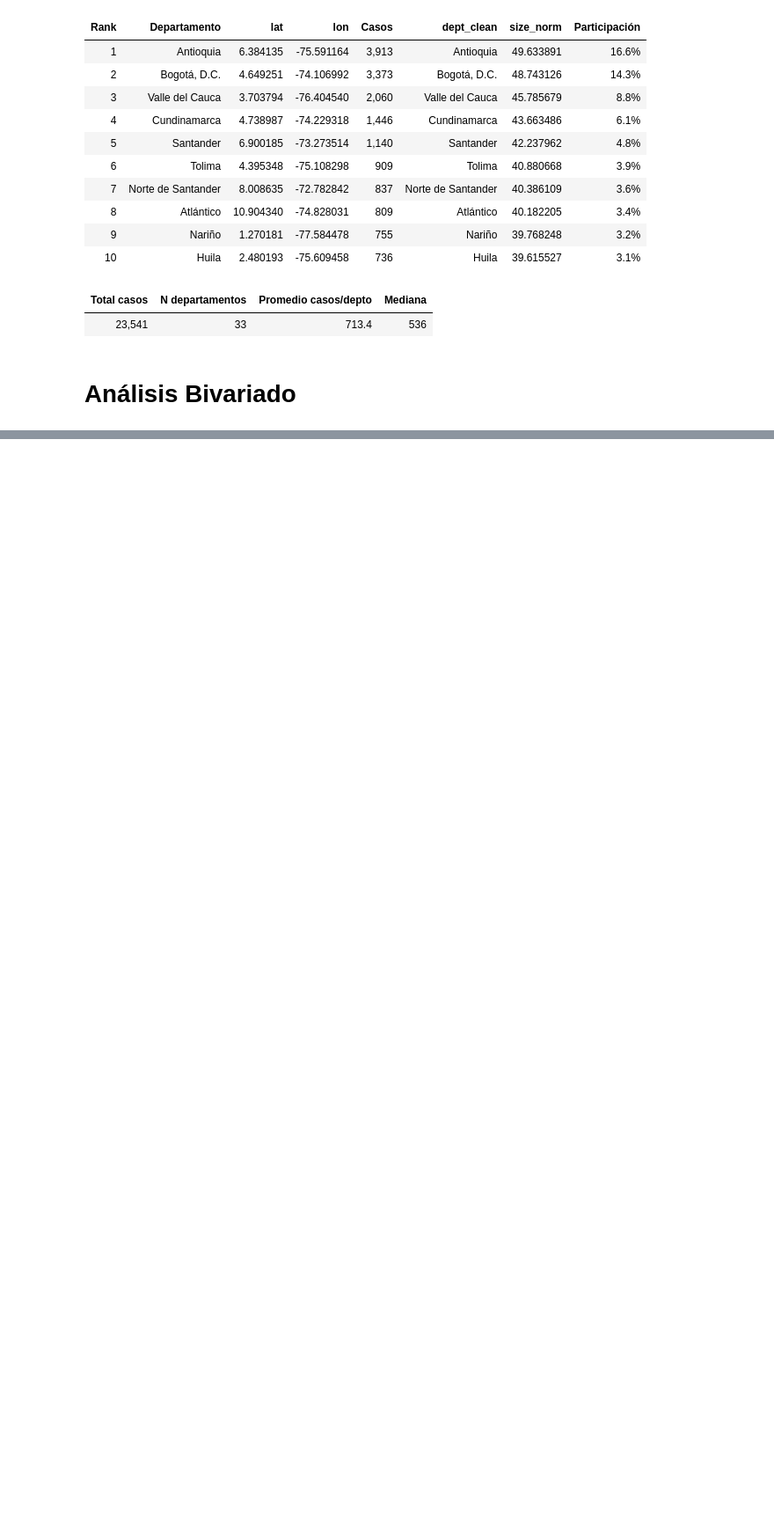
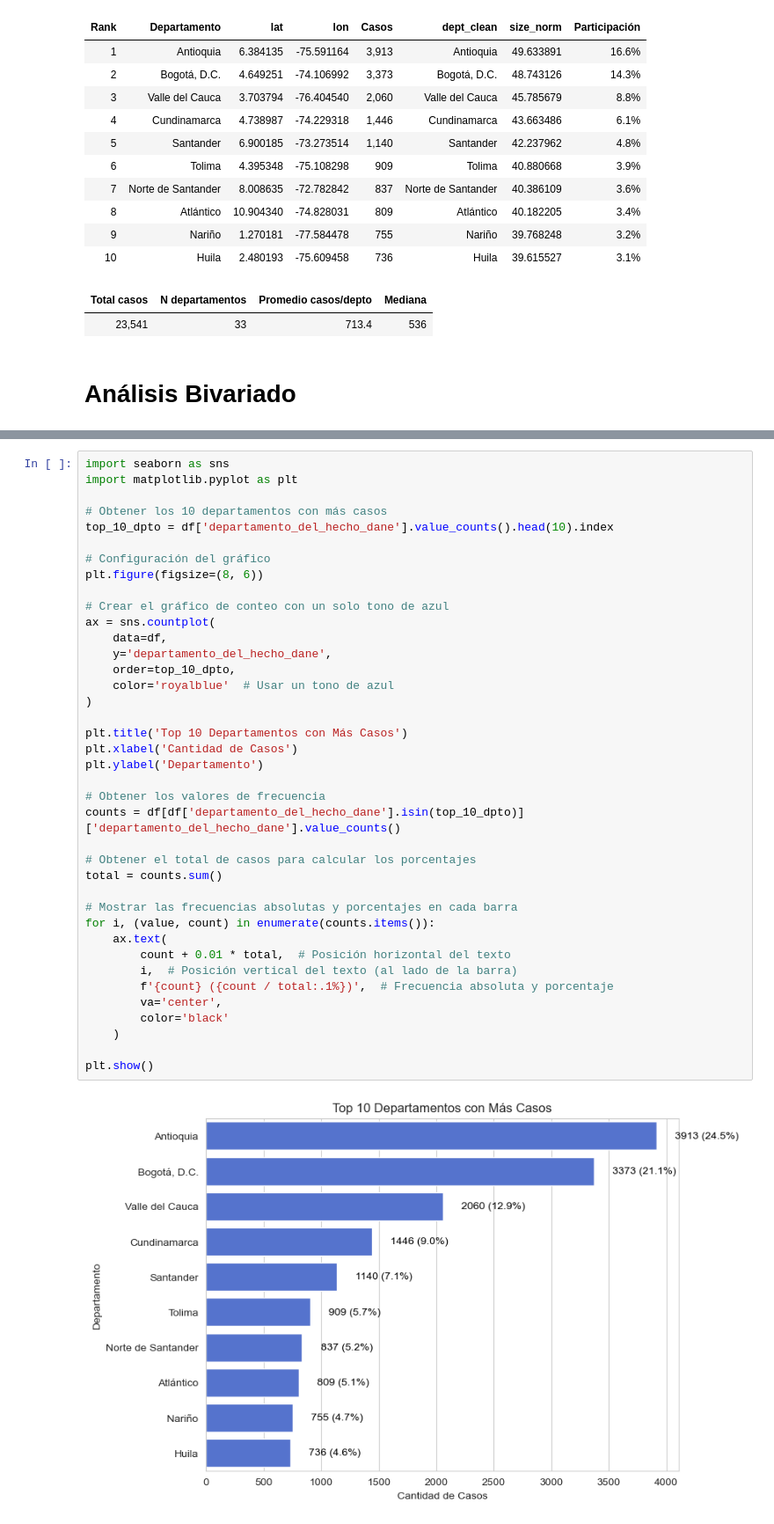
Before and after one commit to jthowinsson/Suicidio_Colombia, a Jupyter notebook: _sources/Eda.ipynb, the cells around one changed output, grey strips where cells are left out. Shown at 88% size. Drawn from its saved outputs; the diff is of its cells as text; blank space fills up the shorter version.

```diff
--- a/_sources/Eda.ipynb
+++ b/_sources/Eda.ipynb
@@ -1596,0 +1100,41 @@ V de Cramér=0.056 | p-chi2=1.03e-15 | niveles=2 | n=20349
+# %%
+import seaborn as sns
+import matplotlib.pyplot as plt
+
+# Obtener los 10 departamentos con más casos
+top_10_dpto = df['departamento_del_hecho_dane'].value_counts().head(10).index
+
+# Configuración del gráfico
+plt.figure(figsize=(8, 6))
+
+# Crear el gráfico de conteo con un solo tono de azul
+ax = sns.countplot(
+    data=df,
+    y='departamento_del_hecho_dane',
+    order=top_10_dpto,
+    color='royalblue'  # Usar un tono de azul
+)
+
+plt.title('Top 10 Departamentos con Más Casos')
+plt.xlabel('Cantidad de Casos')
+plt.ylabel('Departamento')
+
+# Obtener los valores de frecuencia
+counts = df[df['departamento_del_hecho_dane'].isin(top_10_dpto)]['departamento_del_hecho_dane'].value_counts()
+
+# Obtener el total de casos para calcular los porcentajes
+total = counts.sum()
+
+# Mostrar las frecuencias absolutas y porcentajes en cada barra
+for i, (value, count) in enumerate(counts.items()):
+    ax.text(
+        count + 0.01 * total,  # Posición horizontal del texto
+        i,  # Posición vertical del texto (al lado de la barra)
+        f'{count} ({count / total:.1%})',  # Frecuencia absoluta y porcentaje
+        va='center',
+        color='black'
+    )
+
+plt.show()
+# %% [output]
+[figure, added]
```
Also changed, not shown: parts of 26 cells of this notebook, 10 other files.
